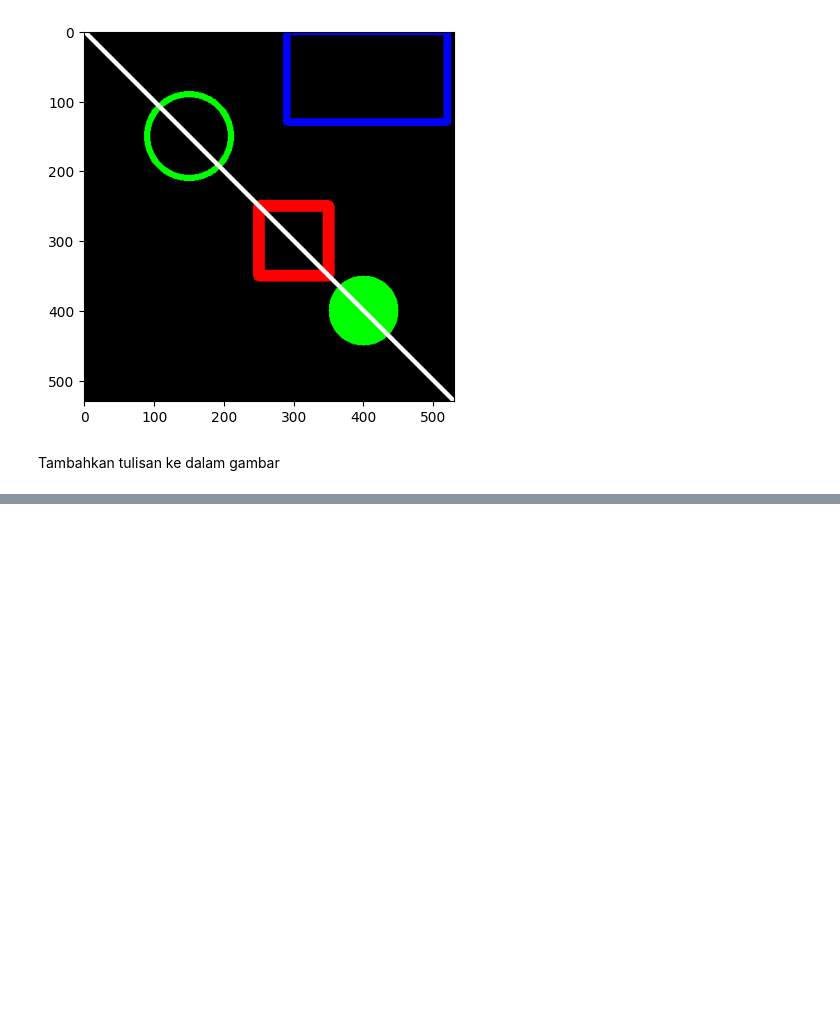
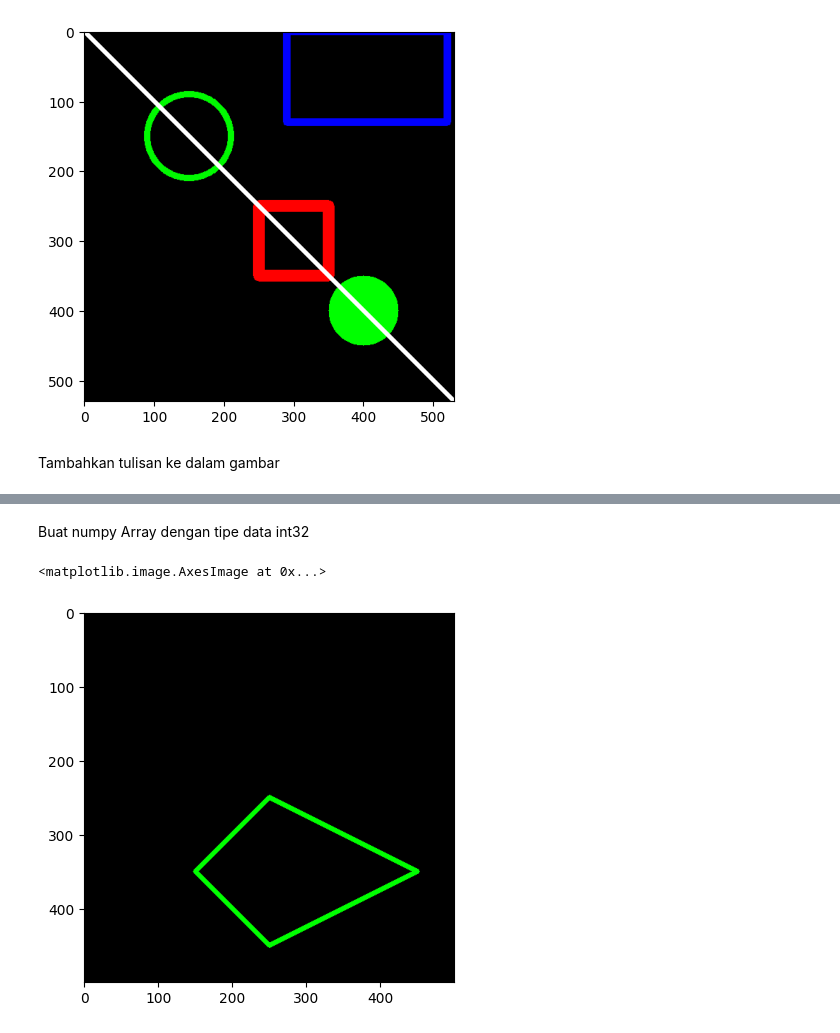
Before and after one commit to geraldiakmal2380/PCVK_Ganjil_2026, a Jupyter notebook: pertemuan_2.ipynb, the cells around one changed output, grey strips where cells are left out. Cells and saved outputs as stored; diff of their text form; code cells hidden in the pictures; blank space fills up the shorter version.

```diff
--- a/pertemuan_2.ipynb
+++ b/pertemuan_2.ipynb
@@ -119,0 +125,10 @@ error: OpenCV(5.0.0) /io/opencv/modules/imgproc/src/drawing_text.cpp:1430: error
+# %% [markdown]
+Buat numpy Array dengan tipe data int32
+# %%
+vertices = np.array([[150,350],[250,250],[450,350],[250,450]], dtype=np.int32)
+pts = vertices.reshape((-1,1,2)) #idk ini buat apa but ok. Buat reshape array kyknya dari kelas numpy
+cv2.polylines(black_img2, [pts], isClosed=True, color=(0,255,0), thickness=5)
+plt.imshow(black_img2)
+# %% [output]
+<matplotlib.image.AxesImage at 0x...>
+[figure, added]
```
Also changed, not shown: parts of 8 cells of this notebook.
